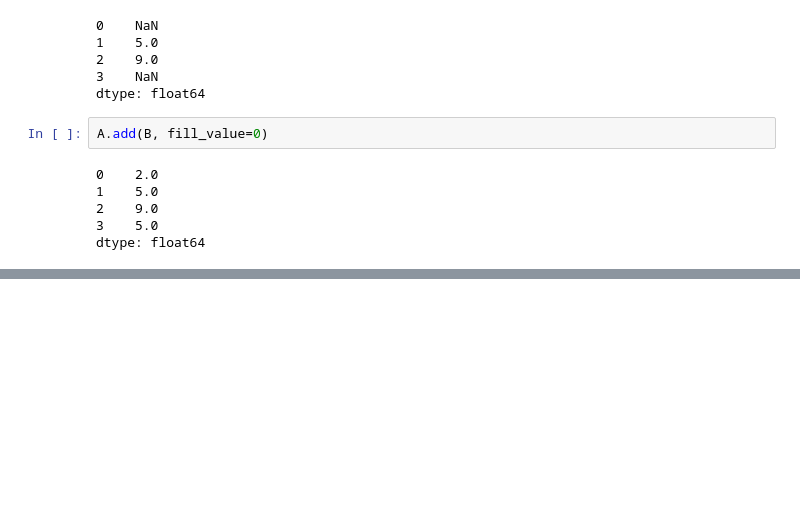
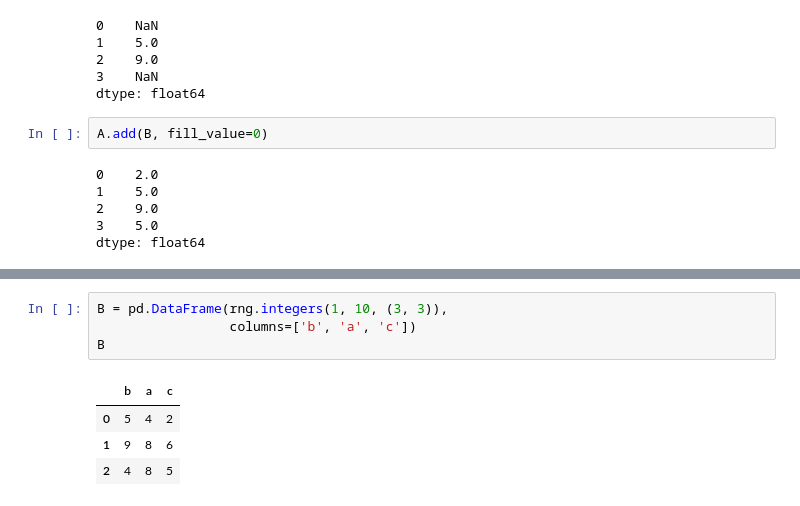
Before and after one commit to aradatascience/arads-Python-workspace, a Jupyter notebook: jupyter_04_pandas.ipynb, the cells around one changed output, grey strips where cells are left out. Saved outputs shown, nothing was run; the diff lists cells and outputs as text; blank space fills up the shorter version.

```diff
--- a/jupyter_04_pandas.ipynb
+++ b/jupyter_04_pandas.ipynb
@@ -519,0 +528,9 @@ dtype: float64
+# %%
+B = pd.DataFrame(rng.integers(1, 10, (3, 3)),
+                 columns=['b', 'a', 'c'])
+B
+# %% [output]
+|  | b | a | c |
+| 0 | 5 | 4 | 2 |
+| 1 | 9 | 8 | 6 |
+| 2 | 4 | 8 | 5 |
```
Also changed, not shown: parts of 2 cells of this notebook.
